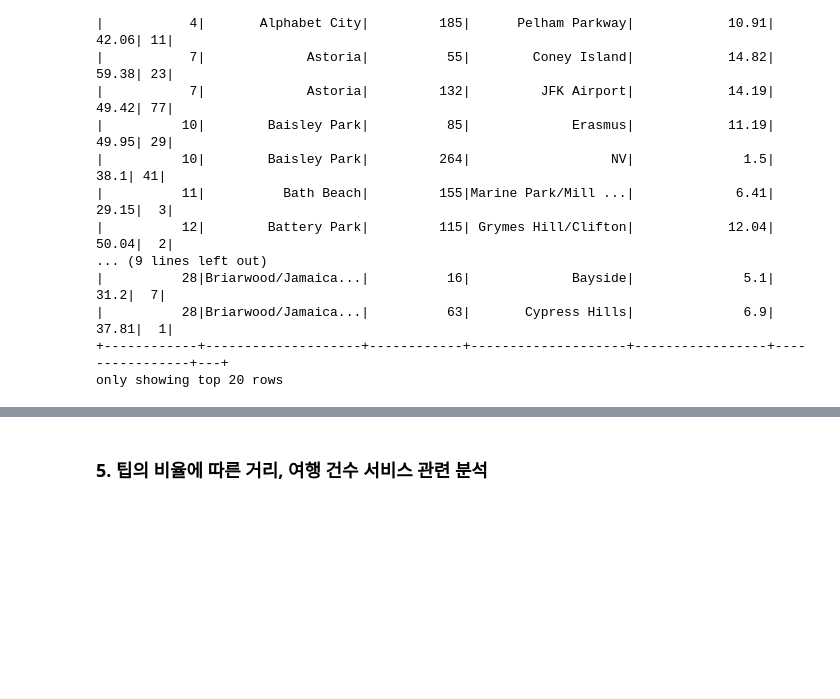
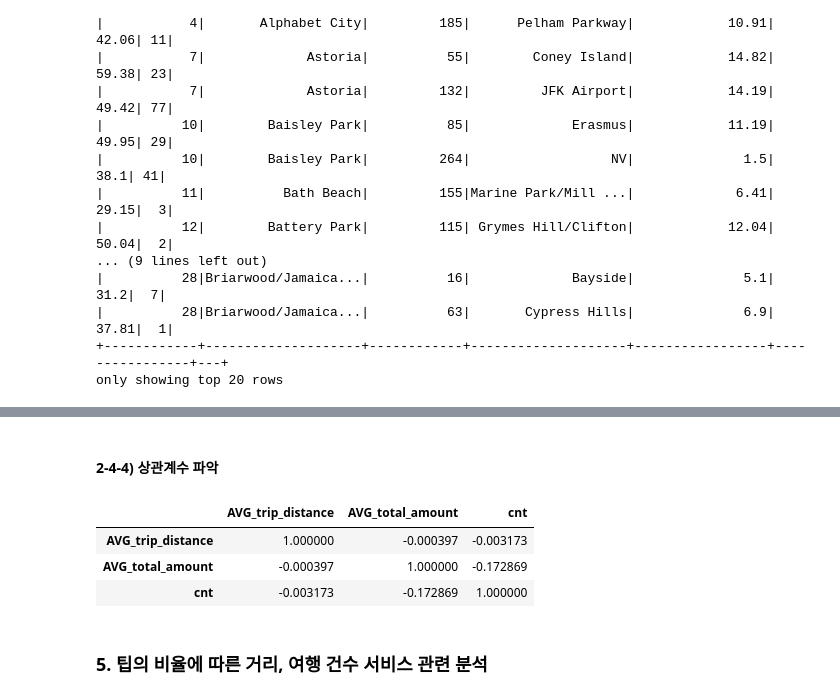
Before and after one commit to ZeroJoon2/aws_test, a Jupyter notebook: src/241211_YellowTaxi2.ipynb, the cells around one changed output, grey strips where cells are left out. Saved outputs shown, nothing was run; the diff lists cells and outputs as text; code cells hidden in the pictures; blank space fills up the shorter version.

```diff
--- a/src/241211_YellowTaxi2.ipynb
+++ b/src/241211_YellowTaxi2.ipynb
@@ -818,3 +872,12 @@ ss.sql('''
+# %% [markdown]
+#### 2-4-4) 상관계수 파악
+# %%
+df4[['AVG_trip_distance', 'AVG_total_amount', 'cnt']].corr()
+# %% [output]
+|  | AVG_trip_distance | AVG_total_amount | cnt |
+| AVG_trip_distance | 1.000000 | -0.000397 | -0.003173 |
+| AVG_total_amount | -0.000397 | 1.000000 | -0.172869 |
+| cnt | -0.003173 | -0.172869 | 1.000000 |
 # %% [markdown]
 ### 5. 팁의 비율에 따른 거리, 여행 건수 서비스 관련 분석
 # %%
```
Also changed, not shown: parts of 35 cells of this notebook.
